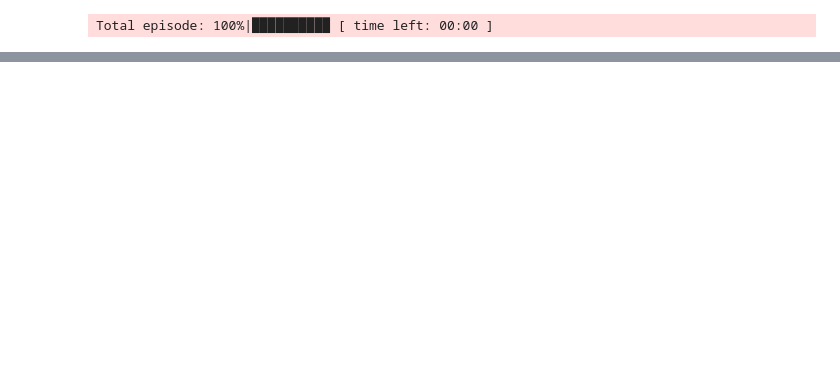
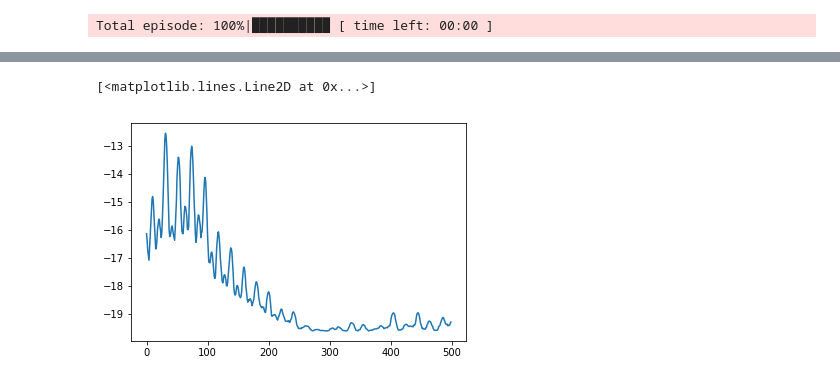
Before and after one commit to EmanuelSamir/FurutaPendulumRL, a Jupyter notebook: Notebook.ipynb, the cells around one changed output, grey strips where cells are left out. Cells and saved outputs as stored; diff of their text form; code cells hidden in the pictures; blank space fills up the shorter version.

```diff
--- a/Notebook.ipynb
+++ b/Notebook.ipynb
@@ -233,3 +264,8 @@ plt.plot(np.array(agent.memory)[10,:,2]  )
+# %%
+plt.plot(np.array(env.cumHistoryReward)[-10,:])
+# %% [output]
+[<matplotlib.lines.Line2D at 0x...>]
+[figure, added]
 # %%
 agent.Qfuntion.model.predict(np.array([[0.2,0]]))
 # %% [output]
```
Also changed, not shown: parts of 12 cells of this notebook.
